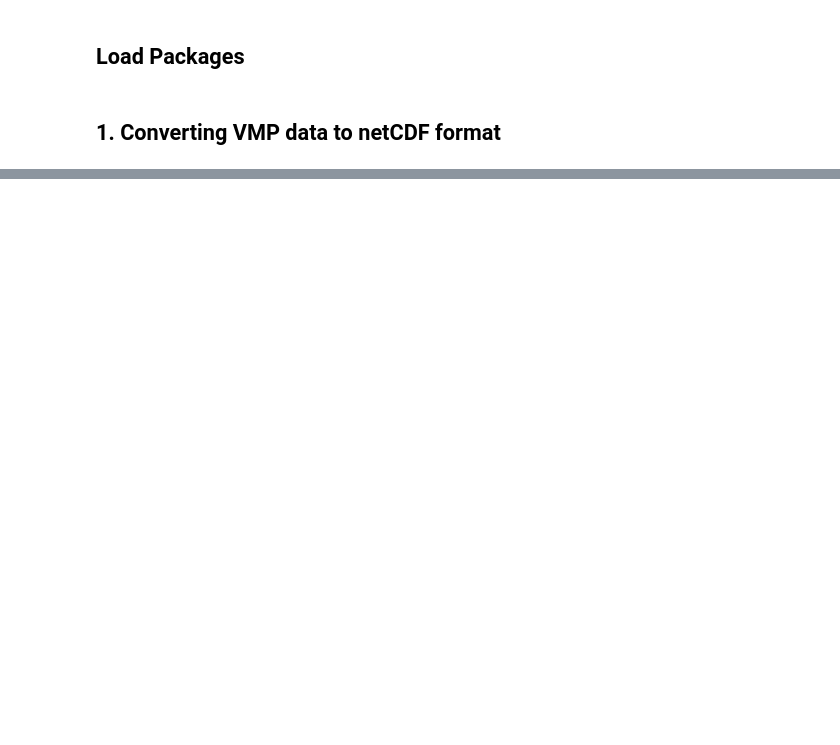
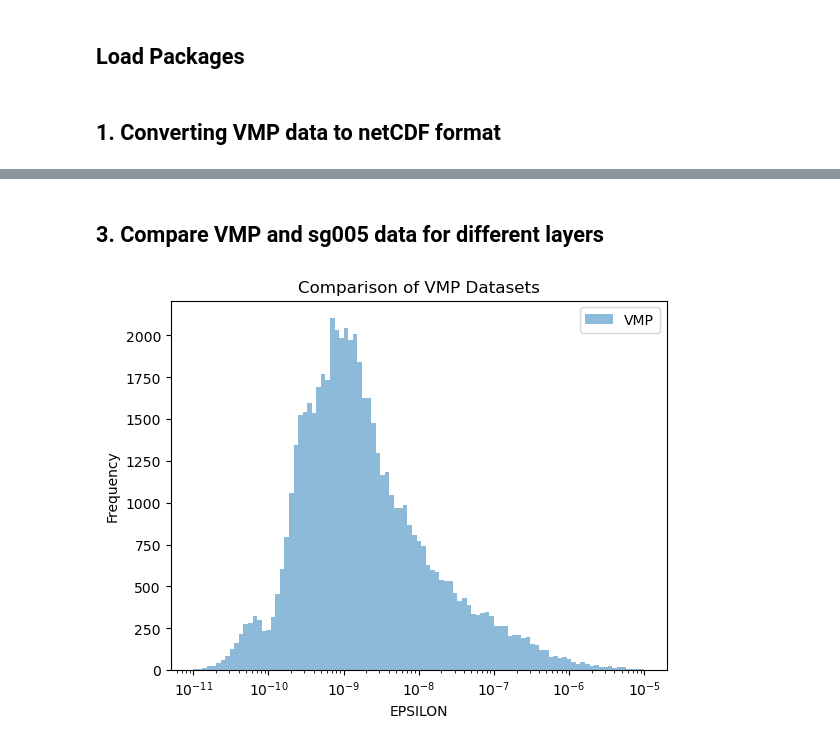
Before and after one commit to tillmrtz/dissipationIFR, a Jupyter notebook: notebooks/compare_LEM_VMP.ipynb, the cells around one changed output, grey strips where cells are left out. Cells and saved outputs as stored; diff of their text form; code cells hidden in the pictures; blank space fills up the shorter version.

```diff
--- a/notebooks/compare_LEM_VMP.ipynb
+++ b/notebooks/compare_LEM_VMP.ipynb
@@ -40,0 +57,9 @@ Data variables:
+# %%
+sg005_path = "/Users/u302042/Desktop/Master_thesis/Data/Glider/005/20080606/"
+sg005_file = "gridded_ownfm.nc"
+#sg005_file = "gridded_bs3.nc"
+glider = xr.open_dataset(sg005_path + sg005_file)
+### add cast number to sg005 dataset, always two profiles are one cast (e.g profile 1 and 2 are cast 1)
+glider['CAST'] = (np.ceil(glider.PROFILE_NUMBER/2)).astype(int)
+
+VMP = xr.open_dataset(path + savefile)
@@ -40,0 +162,18 @@ Data variables:
+# %% [markdown]
+## 3. Compare VMP and sg005 data for different layers
+# %%
+bins = np.logspace(-11, -5, 100)  # Define logarithmically spaced bins
+#percentage = True
+#if percentage:
+#    weights = np.ones_like(ds_VMP['EPSILON'].values.flatten()) / len(ds_VMP['EPSILON'].values.flatten())
+plt.hist(VMP['EPSILON'].values.flatten(), bins=bins, alpha=0.5, label='VMP')
+#plt.hist(glider['EPSILON_330'].values.flatten(), bins=bins, alpha=0.5, label='SG005 Constant')
+#plt.hist(glider['EPSILON_ADAPTIVE'].values.flatten(), bins=bins, alpha=0.5, label='SG005 Adaptive')
+plt.xlabel('EPSILON')
+plt.ylabel('Frequency')
+plt.title('Comparison of VMP Datasets')
+plt.legend()
+plt.xscale('log')
+plt.show()
+# %% [output]
+[figure, added]
```
Also changed, not shown: parts of 9 cells of this notebook, 4 other files.
